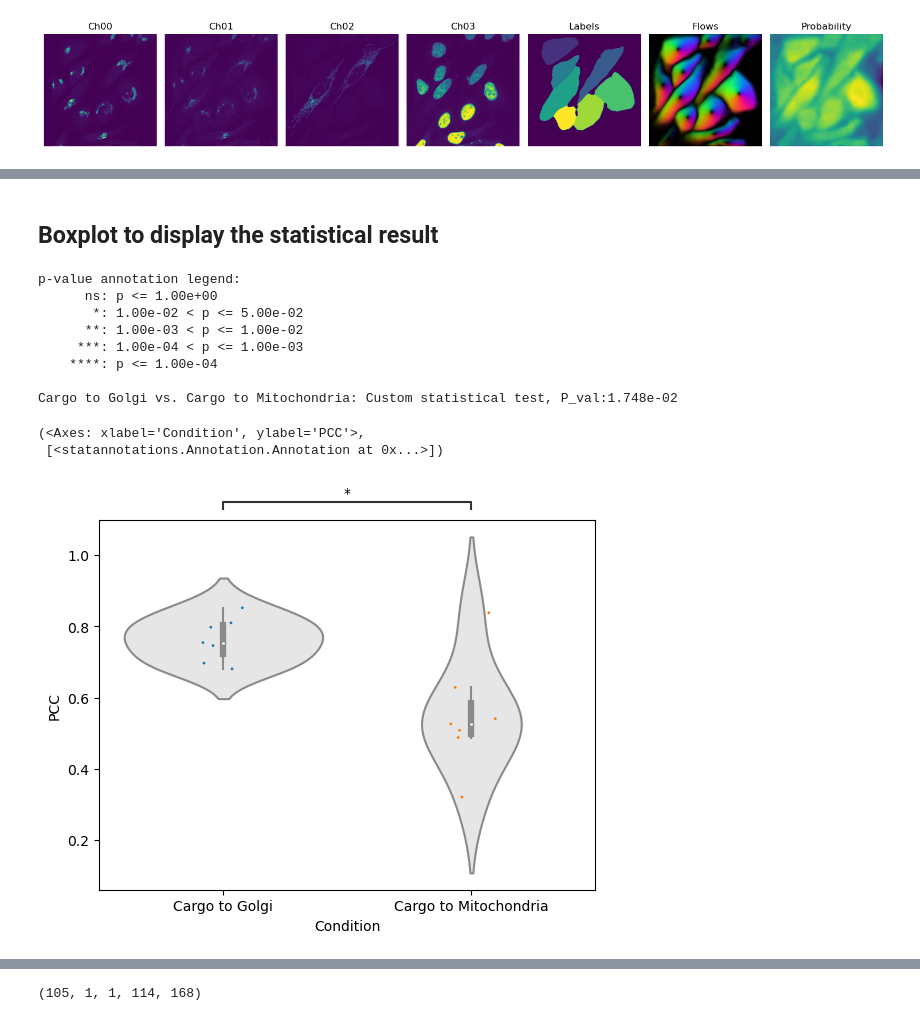
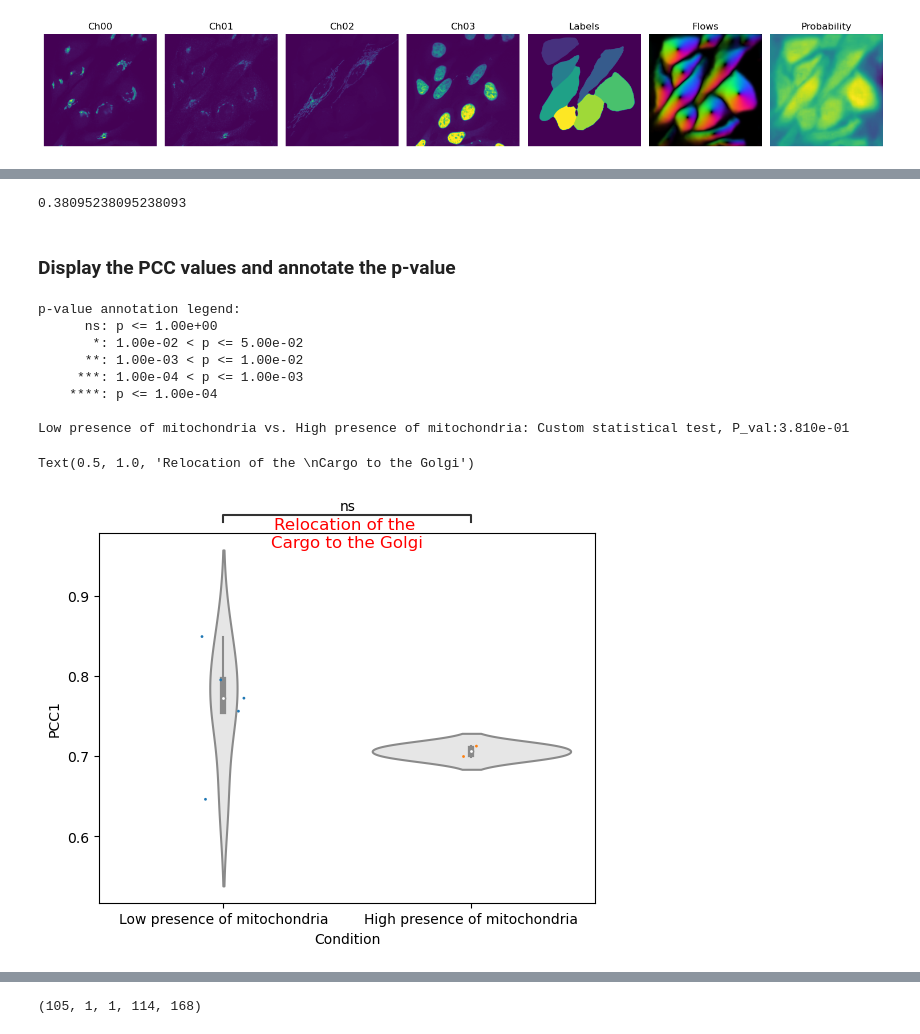
Before and after one commit to u-schulze/Python-course, a Jupyter notebook: Course-main.ipynb, the cells around one changed output, grey strips where cells are left out. Saved outputs shown, nothing was run; the diff lists cells and outputs as text; code cells hidden in the pictures.

```diff
--- a/Course-main.ipynb
+++ b/Course-main.ipynb
@@ -846,18 +885,23 @@ Source: Manders, E.M., Verbeek, F.J. and Aten, J.A., 1993. Measurement of co‐l
 import scipy.stats
 from skimage import measure
 
-props = measure.regionprops(mask)
 ColCoeff = []
+intensity_threshold = 1e6
 
 for p in props:
-    ch00 = col_data[:,0,:,:].squeeze()[p.coords[:,1], p.coords[:,0]] # Golgi marker
-    ch01 = col_data[:,1,:,:].squeeze()[p.coords[:,1], p.coords[:,0]] # Cargo
-    ch02 = col_data[:,2,:,:].squeeze()[p.coords[:,1], p.coords[:,0]] # Mitochondria
+    ch00 = col_data[:,0,:,:].squeeze()[p.coords[:,0], p.coords[:,1]] # Golgi marker
+    ch01 = col_data[:,1,:,:].squeeze()[p.coords[:,0], p.coords[:,1]] # Cargo
+    ch02 = col_data[:,2,:,:].squeeze()[p.coords[:,0], p.coords[:,1]] # Mitochondria
+    sum_mitochondria = ch02.sum()
+    if sum_mitochondria >= intensity_threshold:
+        c = 'High presence of mitochondria'
+    else:
+        c = 'Low presence of mitochondria'
+
 
     [r1, pv] = scipy.stats.pearsonr(ch00, ch01)
     [r2, pv] = scipy.stats.pearsonr(ch01, ch02)
-    ColCoeff.append({'label':p.label,'PCC':r1, 'Area':p.area, 'Condition':'Cargo to Golgi'})
-    ColCoeff.append({'label':p.label,'PCC':r2, 'Area':p.area, 'Condition':'Cargo to Mitochondria'})
+    ColCoeff.append({'label':p.label,'PCC1':r1, 'PCC2':r2, 'Area':p.area, 'Integrated intensity':sum_mitochondria, 'Condition':c})
 
 ColCoeff = pd.DataFrame.from_records(ColCoeff)
 ColCoeff
@@ -880 +921,3 @@ ColCoeff
+# %%
+pcc_considered = 'PCC1'
 # %% [markdown]
@@ -898,38 +927,44 @@ pivottable
-# %% [markdown]
-## Boxplot to display the statistical result
+# %%
+conditions_list = ColCoeff['Condition'].unique()
+
+low_condition = [ColCoeff[pcc_considered].iloc[k] for k in range(len(ColCoeff)) if ColCoeff['Condition'][k] == conditions_list[0]]
+high_condition = [ColCoeff[pcc_considered].iloc[k] for k in range(len(ColCoeff)) if ColCoeff['Condition'][k] == conditions_list[1]]
+
+pvalue = scipy.stats.mannwhitneyu(low_condition,high_condition).pvalue
+
+print(pvalue)
+# %% [output]
+0.38095238095238093
+# %% [markdown]
+### Display the PCC values and annotate the p-value
 # %%
 import seaborn as sns
 from statannotations.Annotator import Annotator
 
-pairs = [(pivottable.columns[0][1], pivottable.columns[1][1])]
-
-pvalue = scipy.stats.mannwhitneyu(pivottable['PCC'][pairs[0][0]], pivottable['PCC'][pairs[0][1]]).pvalue
-
 plotting_parameters = {
     'data':    ColCoeff,
     'x':       'Condition',
-    'y':       'PCC',
-    'order':   list(ColCoeff["Condition"].unique()),
+    'y':       pcc_considered,
+    'order':   list(conditions_list),
 }
 
 ax = sns.violinplot(**plotting_parameters, color="0.9")
 sns.stripplot(**plotting_parameters, jitter=True, size=2)
 
-annotator = Annotator(ax, pairs, **plotting_parameters)
+annotator = Annotator(ax, tuple([conditions_list]), **plotting_parameters)
 annotator.set_pvalues([pvalue])
 annotator.configure(loc='outside')
 annotator.annotate()
 
-# plt.savefig('colocalization.pdf', format="pdf", bbox_inches="tight")
+ax.set_title('Relocation of the \nCargo to the Golgi', y=1.0, pad=-10, c='red', horizontalalignment='center')
 # %% [output]
 p-value annotation legend:
       ns: p <= 1.00e+00
        *: 1.00e-02 < p <= 5.00e-02
       **: 1.00e-03 < p <= 1.00e-02
      ***: 1.00e-04 < p <= 1.00e-03
     ****: p <= 1.00e-04
 
-Cargo to Golgi vs. Cargo to Mitochondria: Custom statistical test, P_val:1.748e-02
+Low presence of mitochondria vs. High presence of mitochondria: Custom statistical test, P_val:3.810e-01
-(<Axes: xlabel='Condition', ylabel='PCC'>,
- [<statannotations.Annotation.Annotation at 0x...>])
+Text(0.5, 1.0, 'Relocation of the \nCargo to the Golgi')
-[figure, old version]
+[figure, new version]
```
Also changed, not shown: parts of 19 cells of this notebook.
